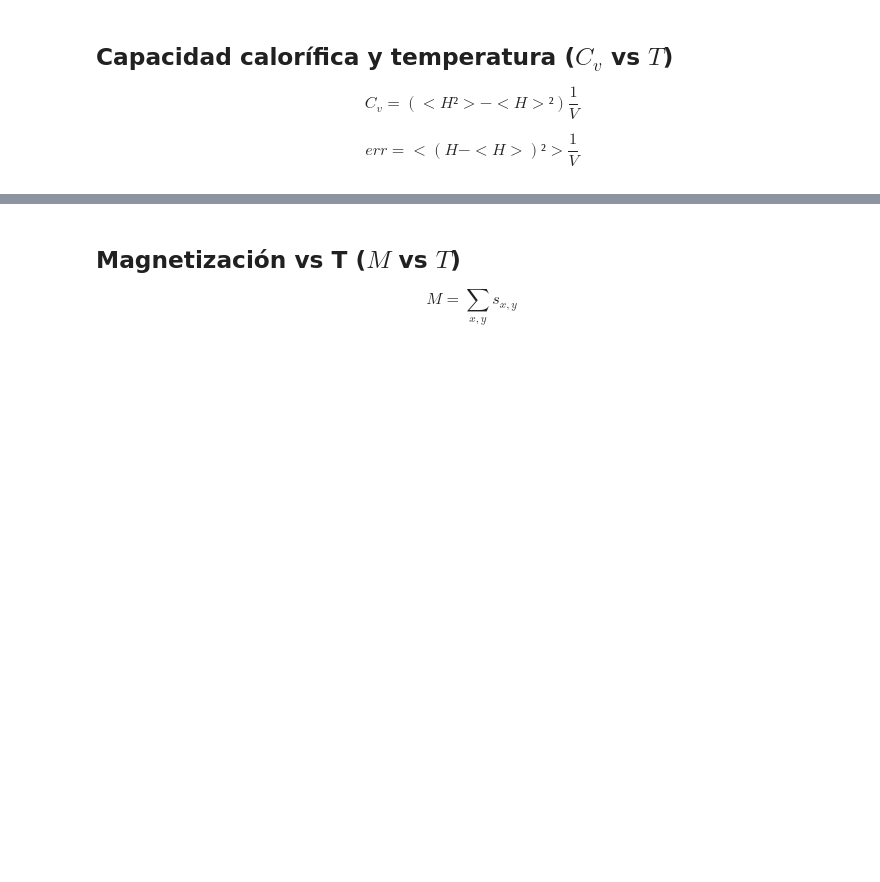
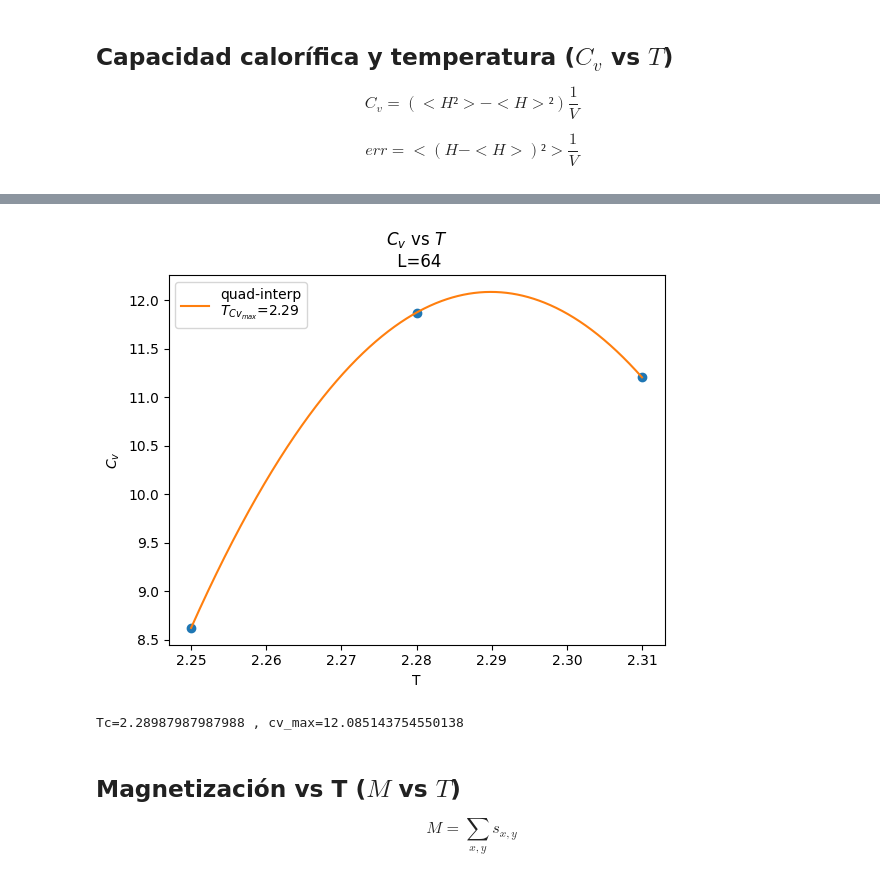
Before and after one commit to SoyAgustin/QF-Path-Integral, a Jupyter notebook: Notebooks_Py/ising.ipynb, the cells around one changed output, grey strips where cells are left out. Cells and saved outputs as stored; diff of their text form; code cells hidden in the pictures; blank space fills up the shorter version.

```diff
--- a/Notebooks_Py/ising.ipynb
+++ b/Notebooks_Py/ising.ipynb
@@ -205,3 +310,27 @@ plt.show()
+# %%
+max_ind = y.argmax()
+yl = [y[max_ind-1],y[max_ind],y[max_ind+1]]
+xl = [x[max_ind-1],x[max_ind],x[max_ind+1]]
+
+x_inter=np.linspace(x[max_ind-1],x[max_ind+1],num=1000)
+inter = CubicSpline(xl,yl)
+y_inter = inter(x_inter)
+
+Tc = x_inter[y_inter.argmax()]
+cv_max = y_inter[y_inter.argmax()]
+
+plt.plot(xl,yl,marker="o",ls="")
+plt.plot(x_inter,y_inter,label="quad-interp\n$T_{Cv_{max}}$=%.2f"%Tc)
+plt.title("$C_v$ vs $T$\n L=64")
+plt.ylabel("$C_v$")
+plt.xlabel("T")
+plt.legend()
+plt.show()
+
+print(f"{Tc=} , {cv_max=}")
+# %% [output]
+[figure, added]
+Tc=2.28987987987988 , cv_max=12.085143754550138
 # %% [markdown]
 ## Magnetización vs T ($M$ vs $T$)
 
```
Also changed, not shown: parts of 16 cells of this notebook, 1 other file.
